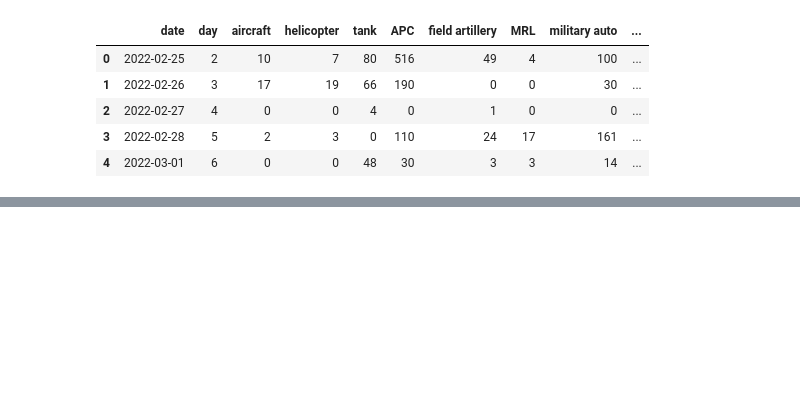
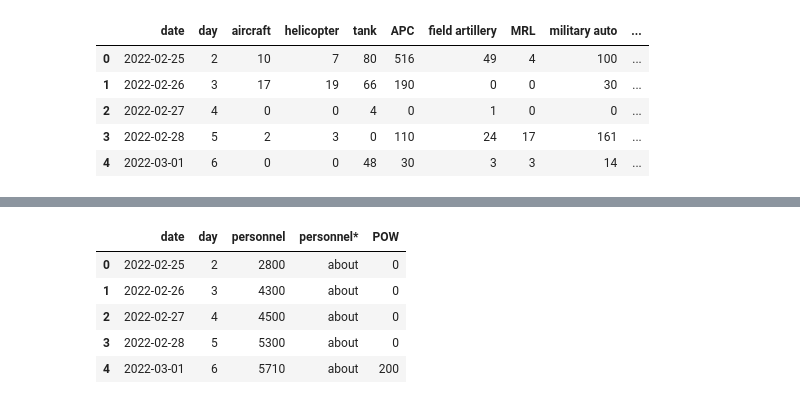
Before and after one commit to DhanushNarayanan7/Ukraine-Russia-Analysis, a Jupyter notebook: Ukraine_Russia_2022_Analysis.ipynb, the cells around one changed output, grey strips where cells are left out. Cells and saved outputs as stored; diff of their text form; code cells hidden in the pictures; blank space fills up the shorter version.

```diff
--- a/Ukraine_Russia_2022_Analysis.ipynb
+++ b/Ukraine_Russia_2022_Analysis.ipynb
@@ -230,0 +226,11 @@ plt.show()
+# %%
+#Reading the data through pandas
+df_personnel = pd.read_csv('/kaggle/input/2022-ukraine-russian-war/russia_losses_personnel.csv')
+df_personnel.head()
+# %% [output]
+|  | date | day | personnel | personnel* | POW |
+| 0 | 2022-02-25 | 2 | 2800 | about | 0 |
+| 1 | 2022-02-26 | 3 | 4300 | about | 0 |
+| 2 | 2022-02-27 | 4 | 4500 | about | 0 |
+| 3 | 2022-02-28 | 5 | 5300 | about | 0 |
+| 4 | 2022-03-01 | 6 | 5710 | about | 200 |
```
Also changed, not shown: parts of 12 cells of this notebook.
